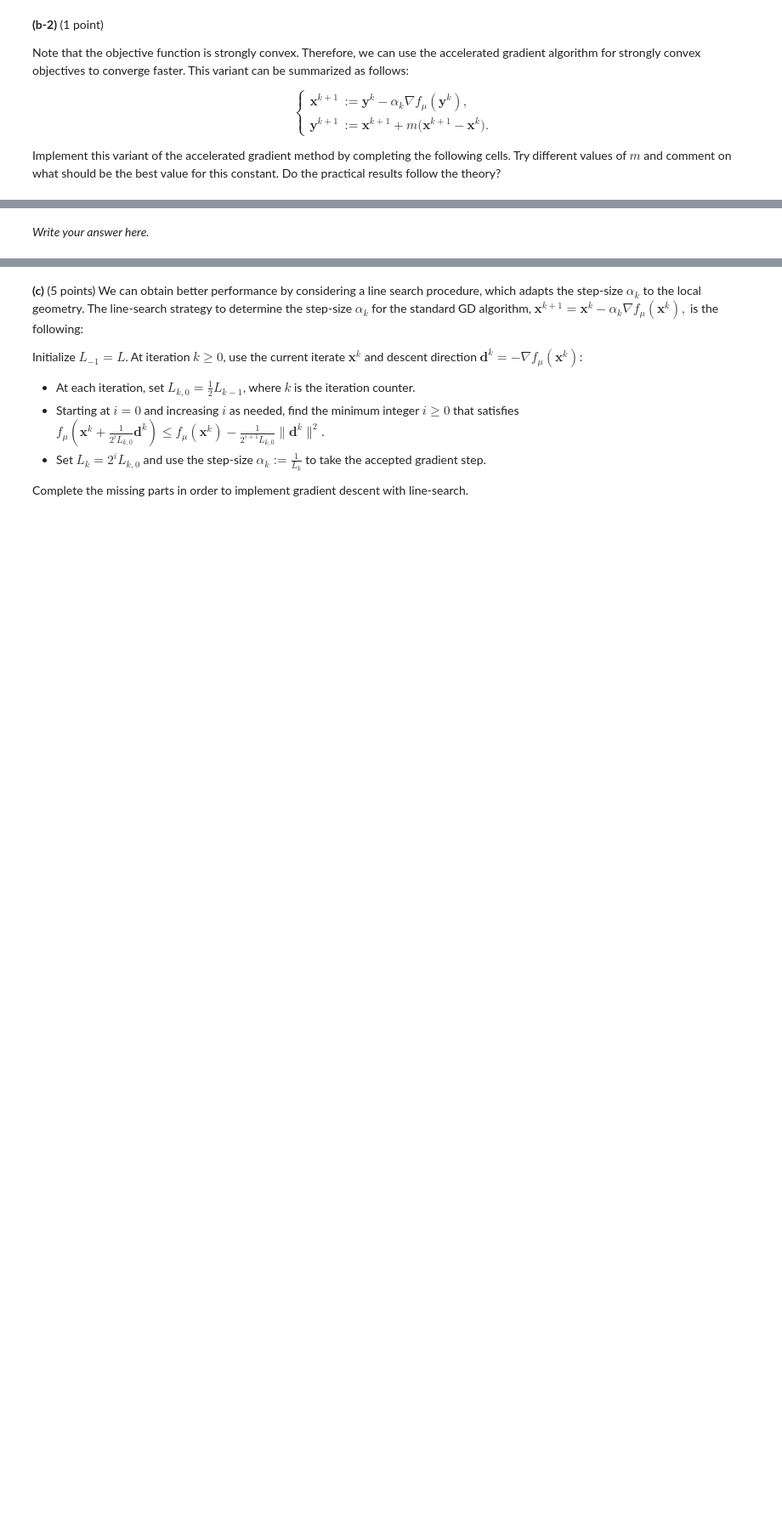
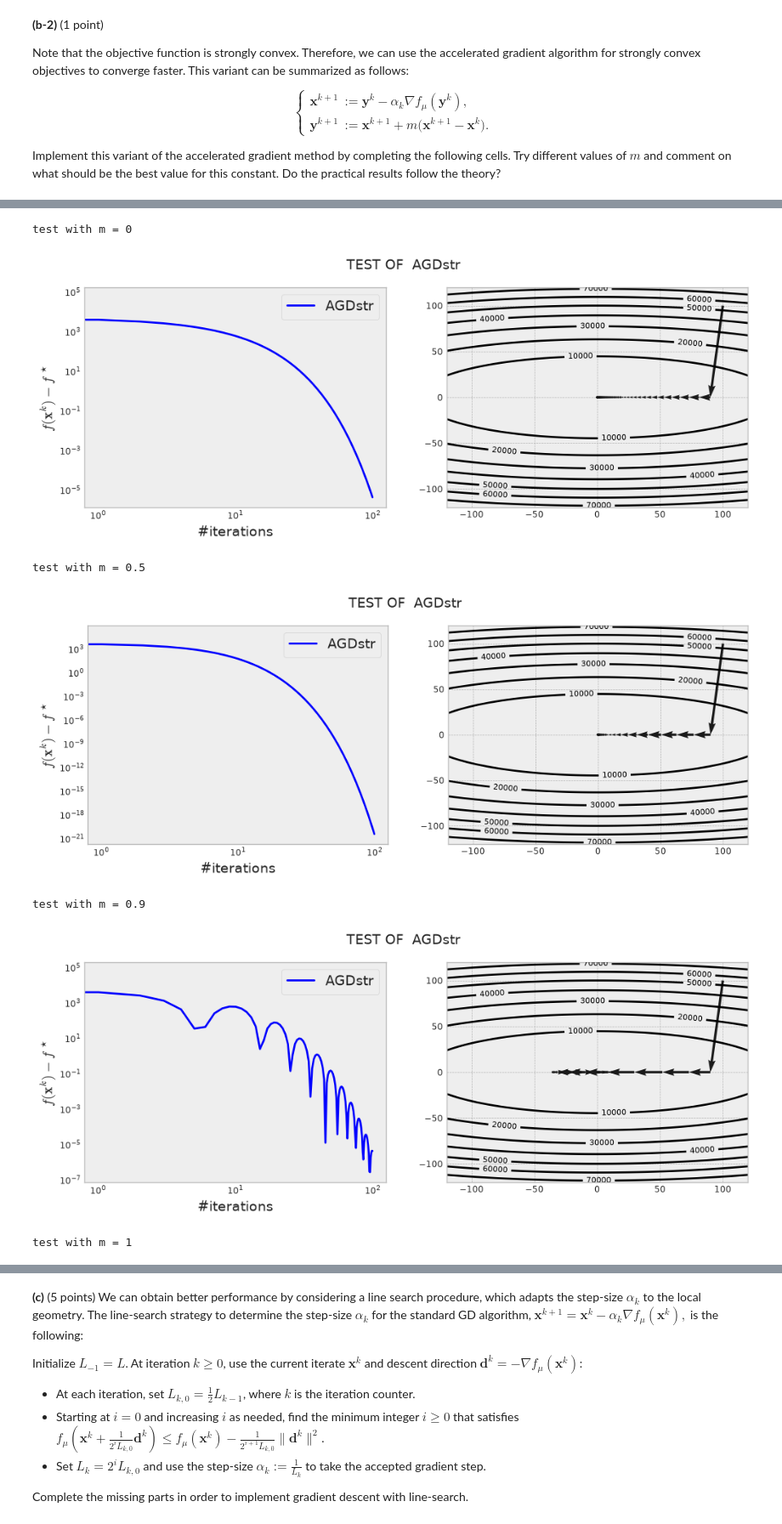
Before and after one commit to francescofoglia0/Project_Math_of_Data, a Jupyter notebook: HW1/Part 2 - First order methods.ipynb, the cells around one changed output, grey strips where cells are left out. Shown at 85% size. Saved outputs shown, nothing was run; the diff lists cells and outputs as text; code cells hidden in the pictures; blank space fills up the shorter version.

```diff
--- a/HW1/Part 2 - First order methods.ipynb
+++ b/HW1/Part 2 - First order methods.ipynb
@@ -188,18 +215,22 @@ class AGDstr_state(OptState):
     y_k: Vector
     alpha_k: float
     m_strongcvx: float
-# %%
-def AGDstr_update(f, state):
-    x_k, y_k, alpha_k, m_strongcvx = state
-    next_x_k = ...  # FILL
-    next_y_k = ...  # FILL
-    return AGDstr_state(next_x_k, next_y_k, alpha_k, m_strongcvx)
-
-
-def AGDstr_initialize(f, x_zero):
-    m_strongcvx = ...  # FILL: choose m and compare different values.
-    # FILL
-    raise NotImplementedError("Implement AGDstr_initialize.")
+# %%
+def AGDstr_update(f, state):
+    x_k, y_k, alpha_k, m_strongcvx = state
+    next_x_k = y_k - alpha_k * f.grad(y_k)
+    next_y_k = next_x_k + m_strongcvx * (next_x_k - x_k)
+    return AGDstr_state(next_x_k, next_y_k, alpha_k, m_strongcvx)
+
+
+def AGDstr_initialize(f, x_zero):
+    L = f.lips_grad
+    mu = f.strng_cvx
+    m_strongcvx = (np.sqrt(L) - np.sqrt(mu))/ (np.sqrt(L) + (np.sqrt(mu)))
+    x_k = x_zero
+    y_k = x_k
+    alpha_k = 1/L
+    return AGDstr_state(x_k,y_k,alpha_k,m_strongcvx)
 # %%
 AGDstr = OptAlgorithm(name="AGDstr", init_state=AGDstr_initialize, state_update=AGDstr_update)
 # %%
@@ -209,2 +240,20 @@ test(AGDstr)
-# %% [markdown]
-*Write your answer here.*
+# %%
+m = [0,0.5,0.9,1,2,4,(np.sqrt(f.lips_grad) - np.sqrt(f.strng_cvx))/ (np.sqrt(f.lips_grad) + np.sqrt(f.strng_cvx))]
+
+for val in m:
+    def test_m_ADGstr(f,x_zero,m_strongconvx = val):
+        x_k = x_zero
+        y_k = x_k
+        alpha_k = 1/f.lips_grad
+        return AGDstr_state(x_k,y_k,alpha_k,m_strongconvx)
+    AGDstr = OptAlgorithm(name="AGDstr", init_state=test_m_ADGstr, state_update=AGDstr_update)
+    print(f'test with m = {val}')
+    test(AGDstr)
+# %% [output]
+test with m = 0
+[figure, added]
+test with m = 0.5
+[figure, added]
+test with m = 0.9
+[figure, added]
+test with m = 1
```
Also changed, not shown: parts of 59 cells of this notebook, 1 other file.
